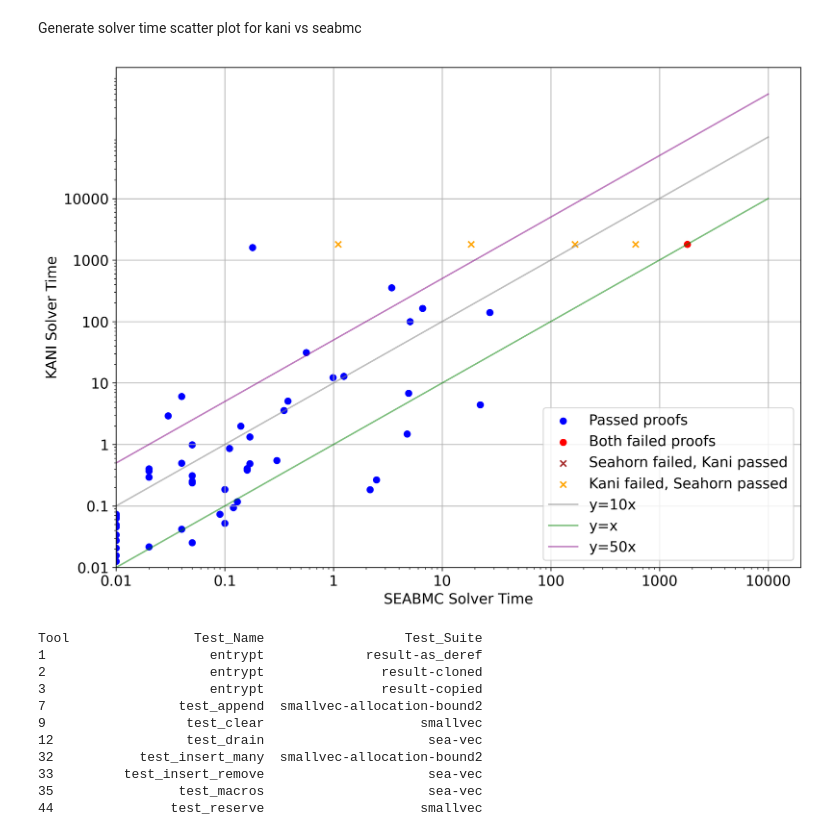
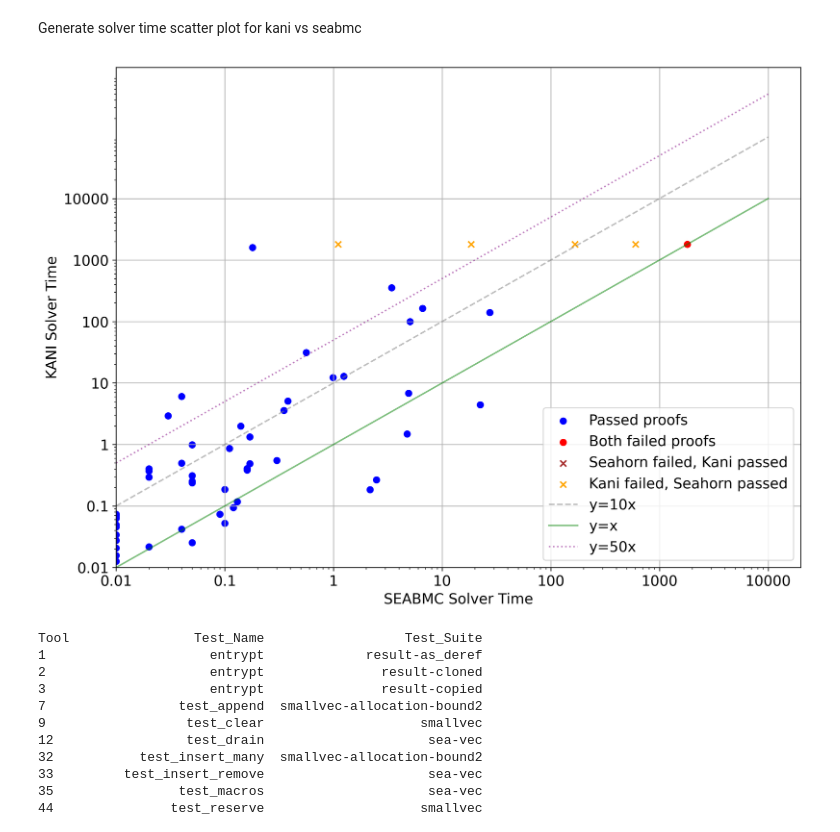
Before and after one commit to seahorn/verify-rust, a Jupyter notebook: benchmark/postprocess_visualize.ipynb, the cells around one changed output. Drawn from its saved outputs; the diff is of its cells as text; code cells hidden in the pictures.

```diff
--- a/benchmark/postprocess_visualize.ipynb
+++ b/benchmark/postprocess_visualize.ipynb
@@ -407,40 +407,40 @@ plt.scatter(
   merged_solve_data.loc[kani_failed_seahorn_passed_mask, 'Solver_Time_kani'],
   alpha=1.0, label='Kani failed, Seahorn passed', color='orange', marker='x'
 )
 
 # Define x_vals and y_vals for the reference lines
 x_vals = [1e-2, 1e4]  # Define the range for x-axis
-# Draw the y=10x line
-plt.plot(x_vals, [10 * i for i in x_vals], color='grey', alpha=0.5, label='y=10x')
+# Draw the y=10x line with dashed linestyle
+plt.plot(x_vals, [10 * i for i in x_vals], color='grey', alpha=0.5, linestyle='--', label='y=10x')
 
-# Draw the y=x line
-plt.plot(x_vals, x_vals, color='green', alpha=0.5, label='y=x')
+# Draw the y=x line with solid linestyle
+plt.plot(x_vals, x_vals, color='green', alpha=0.5, linestyle='-', label='y=x')
 
-# Draw the y=50x line
-plt.plot(x_vals, [50 * i for i in x_vals], color='purple', alpha=0.5, label='y=50x')
+# Draw the y=50x line with dotted linestyle
+plt.plot(x_vals, [50 * i for i in x_vals], color='purple', alpha=0.5, linestyle=':', label='y=50x')
 
 # Add labels and title
 plt.xlabel('SEABMC Solver Time')
 plt.ylabel('KANI Solver Time')
 plt.xscale('log')
 plt.yscale('log')
 plt.xlim(1e-2, None)
 plt.ylim(1e-2, None)
 
 # Add custom ticks for log scale starting from 0
 plt.xticks([1e-2, 1e-1, 1, 10, 100, 1000, 10000], ['0.01', '0.1', '1', '10', '100', '1000', '10000'])
 plt.yticks([1e-2, 1e-1, 1, 10, 100, 1000, 10000], ['0.01', '0.1', '1', '10', '100', '1000', '10000'])
 
 plt.grid(True)
 plt.legend(loc='lower right')
 
 # Save the plot to a PDF file before displaying it so that it is not blank
 plt.savefig('solver_time.pdf', format='pdf', bbox_inches='tight')
 
 # Ensure the plot is displayed after saving
 plt.show()
 # %% [output]
-[figure, old version]
+[figure, new version]
 # %%
 # Filter rows where SEABMC solver time is greater than KANI solver time
 seabmc_greater_than_kani = merged_solve_data[merged_solve_data["Solver_Time_seahorn"] > merged_solve_data["Solver_Time_kani"]]
```
Also changed, not shown: parts of 2 cells of this notebook, 5 other files.
